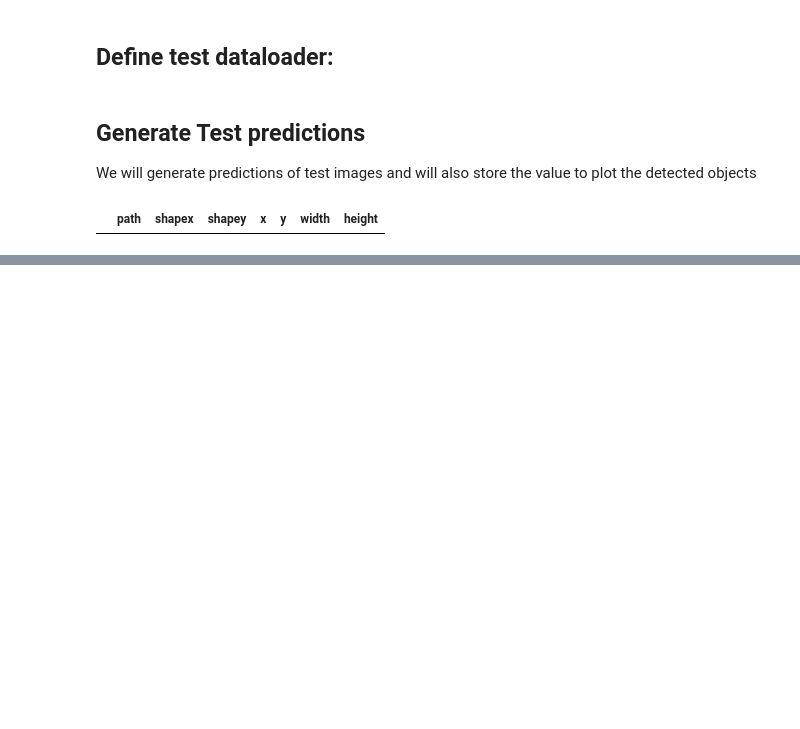
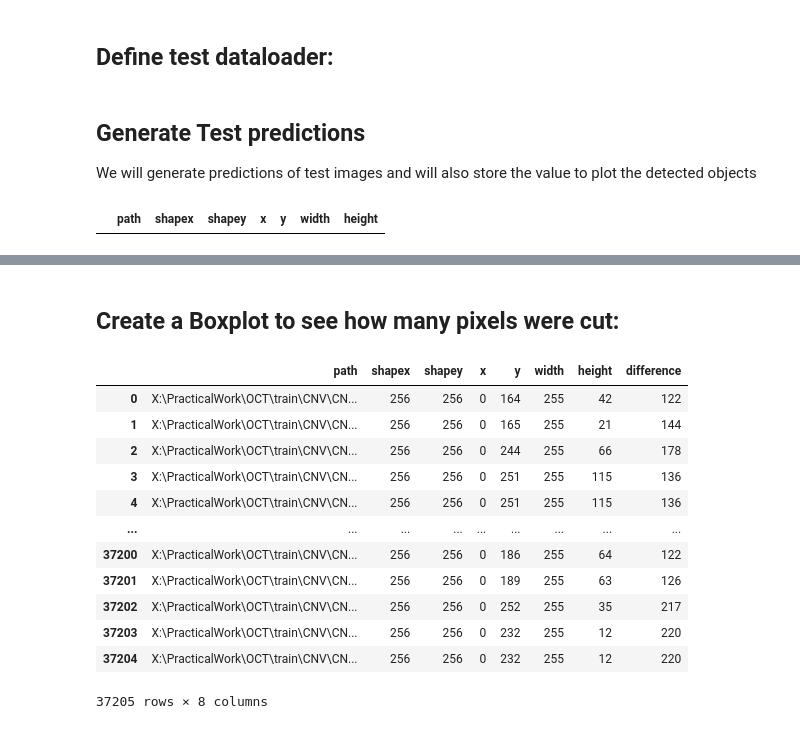
Before and after one commit to marceljhuber/FasterRCNN-PyTorch, a Jupyter notebook: Object detection using PyTorch.ipynb, the cells around one changed output, grey strips where cells are left out. Saved outputs shown, nothing was run; the diff lists cells and outputs as text; code cells hidden in the pictures; blank space fills up the shorter version.

```diff
--- a/Object detection using PyTorch.ipynb
+++ b/Object detection using PyTorch.ipynb
@@ -832,6 +853,21 @@ result_df = pd.DataFrame(columns=['path', 'shapex', 'shapey', 'x', 'y', 'width',
 result_df
 # %% [output]
 |  | path | shapex | shapey | x | y | width | height |
+# %%
+# Create a function that adjusts brightness
+def adjust_brightness(image):
+    # Find the minimum and maximum pixel values
+    min_value = np.min(image)
+    max_value = np.max(image)
+
+    # Calculate the scaling factor
+    scaling_factor = max_value - min_value
+
+    # Adjust the brightness of the image
+    adjusted_image = image - min_value
+    normalized_image = adjusted_image / scaling_factor
+
+    return normalized_image
 # %%
 # Cre
 torch.cuda.empty_cache()
@@ -944,0 +969,2 @@ for i in range(100, 125):
+# %% [markdown]
+## Create a Boxplot to see how many pixels were cut:
@@ -944,0 +995,23 @@ for i in range(100, 125):
+# %%
+# Change values above size to size
+result_df.loc[:, 'y'] = np.minimum(result_df['y'], size)
+result_df.loc[:, 'height'] = np.minimum(result_df['height'], size)
+
+difference = abs(result_df['y'] - result_df['height'])
+
+result_df['difference'] = difference
+result_df
+# %% [output]
+|  | path | shapex | shapey | x | y | width | height | difference |
+| 0 | X:\PracticalWork\OCT\train\CNV\CN... | 256 | 256 | 0 | 164 | 255 | 42 | 122 |
+| 1 | X:\PracticalWork\OCT\train\CNV\CN... | 256 | 256 | 0 | 165 | 255 | 21 | 144 |
+| 2 | X:\PracticalWork\OCT\train\CNV\CN... | 256 | 256 | 0 | 244 | 255 | 66 | 178 |
+| 3 | X:\PracticalWork\OCT\train\CNV\CN... | 256 | 256 | 0 | 251 | 255 | 115 | 136 |
+| 4 | X:\PracticalWork\OCT\train\CNV\CN... | 256 | 256 | 0 | 251 | 255 | 115 | 136 |
+| ... | ... | ... | ... | ... | ... | ... | ... | ... |
+| 37200 | X:\PracticalWork\OCT\train\CNV\CN... | 256 | 256 | 0 | 186 | 255 | 64 | 122 |
+| 37201 | X:\PracticalWork\OCT\train\CNV\CN... | 256 | 256 | 0 | 189 | 255 | 63 | 126 |
+| 37202 | X:\PracticalWork\OCT\train\CNV\CN... | 256 | 256 | 0 | 252 | 255 | 35 | 217 |
+| 37203 | X:\PracticalWork\OCT\train\CNV\CN... | 256 | 256 | 0 | 232 | 255 | 12 | 220 |
+| 37204 | X:\PracticalWork\OCT\train\CNV\CN... | 256 | 256 | 0 | 232 | 255 | 12 | 220 |
+37205 rows × 8 columns
```
Also changed, not shown: parts of 13 cells of this notebook.
